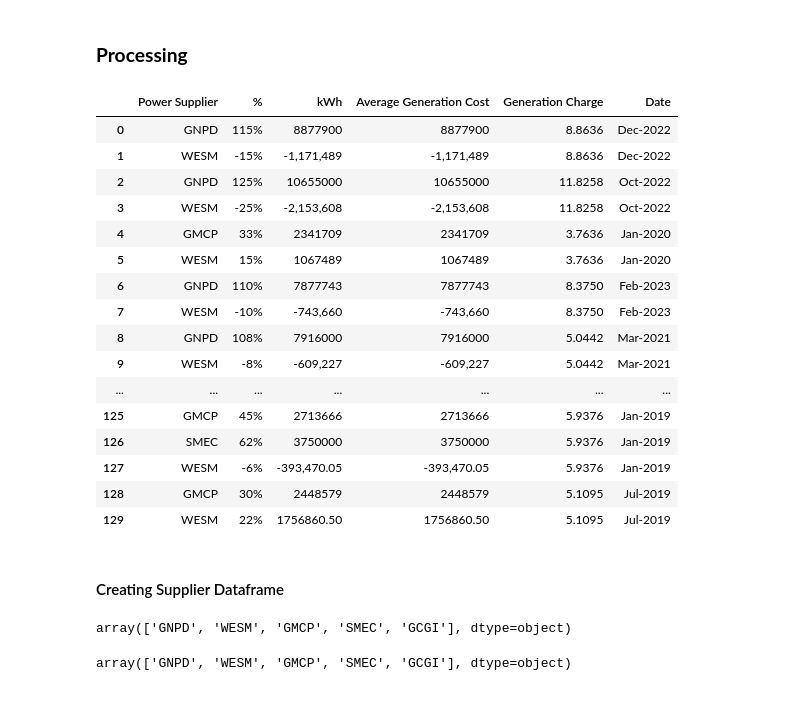
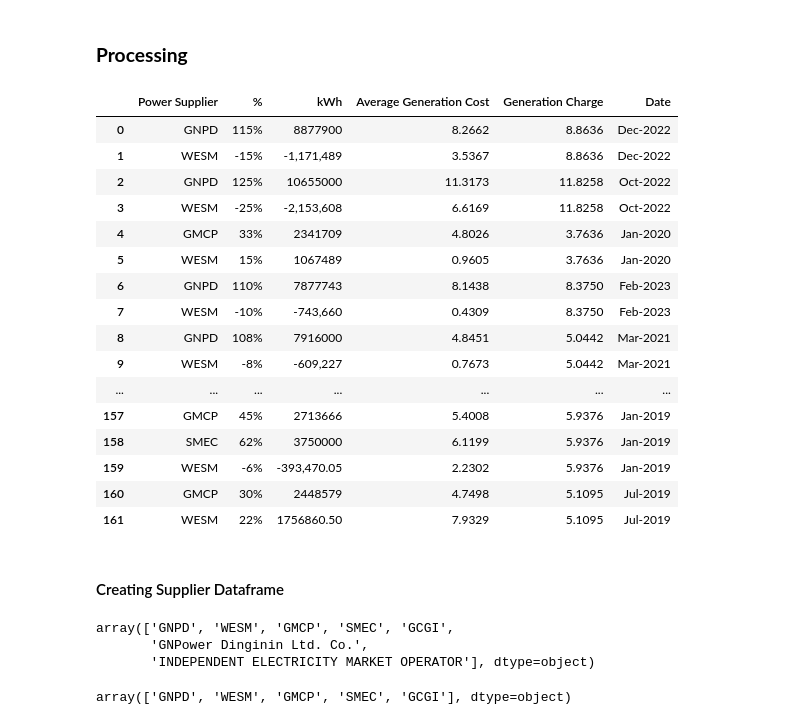
Before and after one commit to andreasenson/Scrape-DU-Generation-Charge, a Jupyter notebook: LEYECO IV/scrape_LEYECO_IV.ipynb, the cells around one changed output. Drawn from its saved outputs; the diff is of its cells as text; code cells hidden in the pictures.

```diff
--- a/LEYECO IV/scrape_LEYECO_IV.ipynb
+++ b/LEYECO IV/scrape_LEYECO_IV.ipynb
@@ -94,10 +94,13 @@ https://www.leyecoiv.com/2024/01/25/january-2024/
 https://www.leyecoiv.com/2019/01/09/january-2019/
 https://www.leyecoiv.com/2019/07/09/july-2019/
 # %%
-import requests
-import pandas as pd
+import warnings
 from bs4 import BeautifulSoup
 import re
+import requests
+
+# Ignore FutureWarnings
+warnings.simplefilter(action='ignore', category=FutureWarning)
 
 # Function to fetch and store a table from a given URL
 def fetch_table(url):
@@ -119,11 +122,31 @@ def fetch_table(url):
 
 # Function to extract date key (MM-YY) from the URL
 def extract_date_key(url):
+    # First, look for a pattern with a month name and year at the end of the URL
+    match = re.search(r'/([a-zA-Z]+)-(\d{4})/', url)
+    if match:
+        month_name = match.group(1).lower()  # Extract month name
+        year = match.group(2)[-2:]  # Get last two digits of the year
+
+        # Convert the month name to its corresponding number (01 for January, etc.)
+        month_map = {
+            "january": "01", "february": "02", "march": "03",
+            "april": "04", "may": "05", "june": "06",
+            "july": "07", "august": "08", "september": "09",
+            "october": "10", "november": "11", "december": "12"
+        }
+
+        month = month_map.get(month_name)
+        if month:
+            return f"{month}-{year}"
+
+    # Fallback to the original pattern if no month name is found
     match = re.search(r'/(\d{4})/(\d{2})/\d{2}/', url)
     if match:
         year = match.group(1)[-2:]  # Get last two digits of the year
         month = match.group(2)
         return f"{month}-{year}"
+
     return None
 
 # Iterate over unique links and store tables in DataFrames with date keys
@@ -198,8 +221,7 @@ for date_key, df in dataframes.items():
 
     # Convert kWh values with parentheses to negative numbers
     sliced_rows_df['kWh'] = sliced_rows_df['kWh'].apply(convert_parentheses_to_negative)
-    sliced_rows_df['Average Generation Cost'] = sliced_rows_df['kWh'].apply(convert_parentheses_to_negative)
-
+    sliced_rows_df['Average Generation Cost'] = sliced_rows_df['Average Generation Cost'].apply(convert_parentheses_to_negative)
 
     # Reset the index
     sliced_rows_df = sliced_rows_df.reset_index(drop=True)
@@ -212,62 +234,58 @@ for date_key, df in dataframes.items():
 
     if not total_rows.empty:
         # If "TOTAL" is found, get the last occurrence
         total_row_value = total_rows.iloc[-1]
     else:
         # If "TOTAL" is not found, search for the row containing "GENERATION CHARGE"
         total_row_value = sliced_cols_df.loc[
             sliced_cols_df.iloc[:, 0].str.contains("GENERATION CHARGE", case=False, na=False),
             average_column
         ].iloc[-1]
 
     # If Generation Charge is still null, try to get the value from the column before the "Average" column
     if pd.isna(total_row_value):
         prev_column = df.columns[df.columns.get_loc(average_column) - 1]
         total_row_value = df.iloc[-1][prev_column]
 
     # Add a new column "Generation Charge" with this value
     sliced_rows_df['Generation Charge'] = total_row_value
 
     # Add a new column "Date" with the date_key value (formatted as 'Month-Year')
     month, year = date_key.split('-')
     sliced_rows_df['Date'] = pd.to_datetime(f'20{year}-{month}-01').strftime('%b-%Y')
 
     # Append the result to big_df
     big_df = pd.concat([big_df, sliced_rows_df], ignore_index=True)
 
-# Replace "INDEPENDENT ELECTRICITY MARKET OPERATOR" with "WESM" in big_df
-big_df.replace("INDEPENDENT ELECTRICITY MARKET OPERATOR", "WESM", inplace=True)
-
-# Replace "GNPower Dinginin Ltd. Co." with "GNPD" in big_df
-big_df.replace("GNPower Dinginin Ltd. Co.", "GNPD", inplace=True)
-
 # Display the final combined DataFrame
 big_df
 # %% [output]
 |  | Power Supplier | % | kWh | Average Generation Cost | Generation Charge | Date |
-| 0 | GNPD | 115% | 8877900 | 8877900 | 8.8636 | Dec-2022 |
-| 1 | WESM | -15% | -1,171,489 | -1,171,489 | 8.8636 | Dec-2022 |
-| 2 | GNPD | 125% | 10655000 | 10655000 | 11.8258 | Oct-2022 |
-| 3 | WESM | -25% | -2,153,608 | -2,153,608 | 11.8258 | Oct-2022 |
-| 4 | GMCP | 33% | 2341709 | 2341709 | 3.7636 | Jan-2020 |
-| 5 | WESM | 15% | 1067489 | 1067489 | 3.7636 | Jan-2020 |
-| 6 | GNPD | 110% | 7877743 | 7877743 | 8.3750 | Feb-2023 |
-| 7 | WESM | -10% | -743,660 | -743,660 | 8.3750 | Feb-2023 |
-| 8 | GNPD | 108% | 7916000 | 7916000 | 5.0442 | Mar-2021 |
-| 9 | WESM | -8% | -609,227 | -609,227 | 5.0442 | Mar-2021 |
+| 0 | GNPD | 115% | 8877900 | 8.2662 | 8.8636 | Dec-2022 |
+| 1 | WESM | -15% | -1,171,489 | 3.5367 | 8.8636 | Dec-2022 |
+| 2 | GNPD | 125% | 10655000 | 11.3173 | 11.8258 | Oct-2022 |
+| 3 | WESM | -25% | -2,153,608 | 6.6169 | 11.8258 | Oct-2022 |
+| 4 | GMCP | 33% | 2341709 | 4.8026 | 3.7636 | Jan-2020 |
+| 5 | WESM | 15% | 1067489 | 0.9605 | 3.7636 | Jan-2020 |
+| 6 | GNPD | 110% | 7877743 | 8.1438 | 8.3750 | Feb-2023 |
+| 7 | WESM | -10% | -743,660 | 0.4309 | 8.3750 | Feb-2023 |
+| 8 | GNPD | 108% | 7916000 | 4.8451 | 5.0442 | Mar-2021 |
+| 9 | WESM | -8% | -609,227 | 0.7673 | 5.0442 | Mar-2021 |
 | ... | ... | ... | ... | ... | ... | ... |
-| 125 | GMCP | 45% | 2713666 | 2713666 | 5.9376 | Jan-2019 |
-| 126 | SMEC | 62% | 3750000 | 3750000 | 5.9376 | Jan-2019 |
-| 127 | WESM | -6% | -393,470.05 | -393,470.05 | 5.9376 | Jan-2019 |
-| 128 | GMCP | 30% | 2448579 | 2448579 | 5.1095 | Jul-2019 |
-| 129 | WESM | 22% | 1756860.50 | 1756860.50 | 5.1095 | Jul-2019 |
+| 157 | GMCP | 45% | 2713666 | 5.4008 | 5.9376 | Jan-2019 |
+| 158 | SMEC | 62% | 3750000 | 6.1199 | 5.9376 | Jan-2019 |
+| 159 | WESM | -6% | -393,470.05 | 2.2302 | 5.9376 | Jan-2019 |
+| 160 | GMCP | 30% | 2448579 | 4.7498 | 5.1095 | Jul-2019 |
+| 161 | WESM | 22% | 1756860.50 | 7.9329 | 5.1095 | Jul-2019 |
 # %% [markdown]
 #### Creating Supplier Dataframe
 # %%
 unique_suppliers = big_df['Power Supplier'].unique()
 unique_suppliers
 # %% [output]
-array(['GNPD', 'WESM', 'GMCP', 'SMEC', 'GCGI'], dtype=object)
+array(['GNPD', 'WESM', 'GMCP', 'SMEC', 'GCGI',
+       'GNPower Dinginin Ltd. Co.',
+       'INDEPENDENT ELECTRICITY MARKET OPERATOR'], dtype=object)
 # %%
 big_df.replace("INDEPENDENT ELECTRICITY MARKET OPERATOR", "WESM", inplace=True)
 big_df.replace("GNPower Dinginin Ltd. Co.", "GNPD", inplace=True)
```
Also changed, not shown: parts of 6 cells of this notebook.
